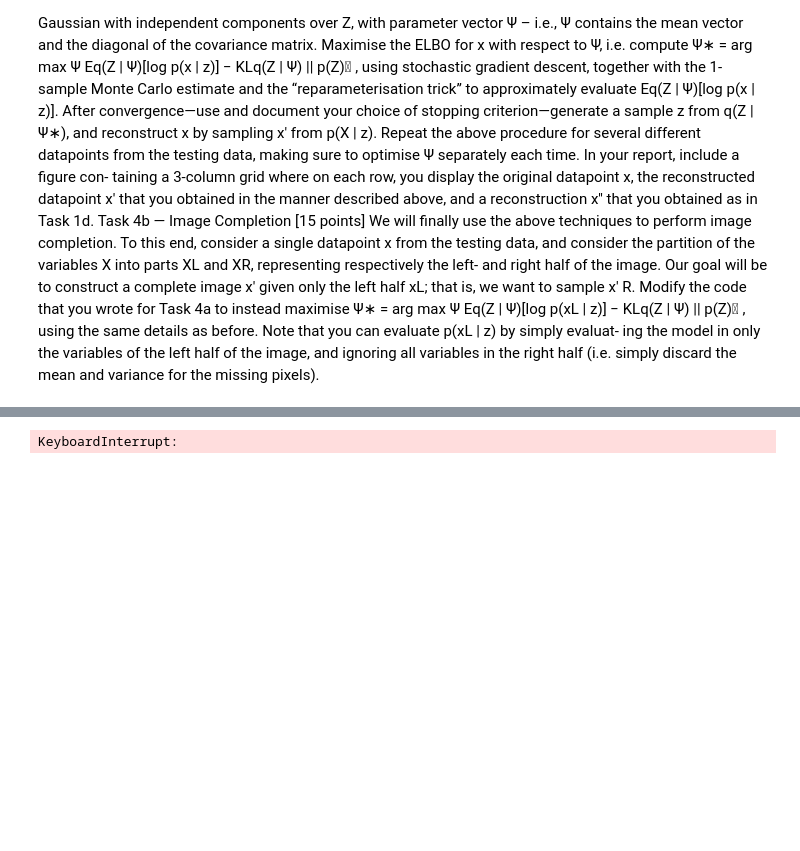
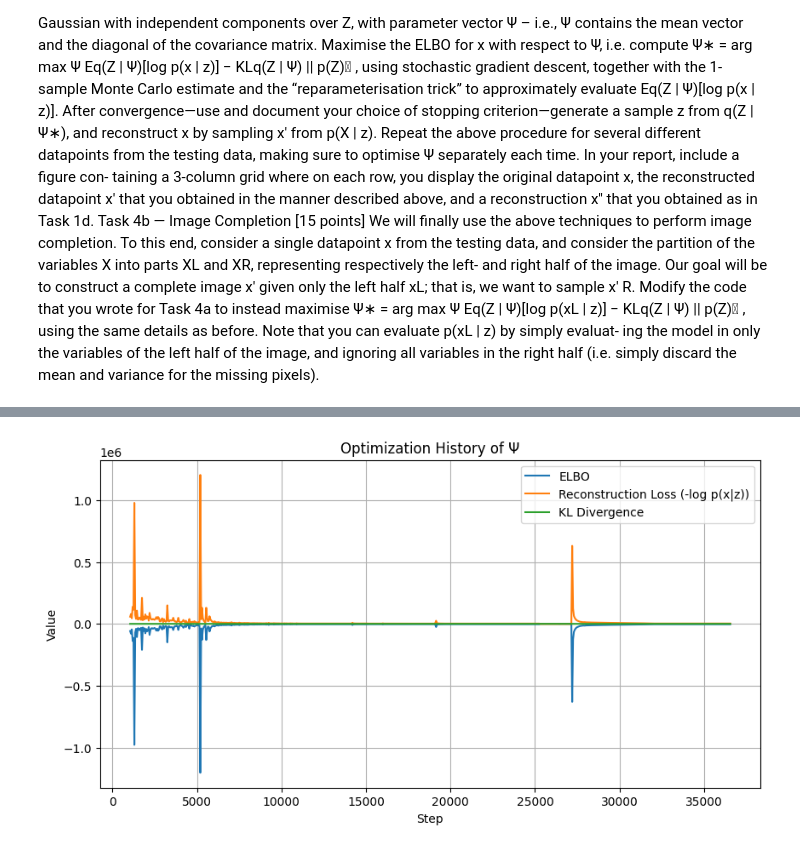
Before and after one commit to JasperWi/GenAIAssignment2-3, a Jupyter notebook: vae.ipynb, the cells around one changed output, grey strips where cells are left out. Drawn from its saved outputs; the diff is of its cells as text; code cells hidden in the pictures; blank space fills up the shorter version.

```diff
--- a/vae.ipynb
+++ b/vae.ipynb
@@ -882,9 +882,8 @@ using the same details as before. Note that you can evaluate p(xL | z) by simply
 ing the model in only the variables of the left half of the image, and ignoring all variables
 in the right half (i.e. simply discard the mean and variance for the missing pixels).
 # %%
-x, _ = test_ds[10]
+x, _ = test_ds[0]
 x = x.unsqueeze(0).to(device)  # Shape: [1, 1, 28, 28]
-x = x.clamp(1e-6, 1 - 1e-6)
 
 # Define latent dimension (must match the pre-trained VAE)
 latent_dim = 20  # As specified in your original snippet
@@ -893,44 +892,24 @@ latent_dim = 20  # As specified in your original snippet
 
 # Initialize Ψ. These are the parameters of q(Z|Ψ) that we will optimize.
 # We start from a point near the prior N(0,I).
-#set random seed for reproducibility
-torch.manual_seed(32)
 mu_z = torch.randn(1, latent_dim, device=device, requires_grad=True)
 logvar_z = torch.zeros(1, latent_dim, device=device, requires_grad=True)
 
 # Setup optimizer for the parameters Ψ
-optimizer = torch.optim.Adam([mu_z, logvar_z], lr=1e-3)
+optimizer = torch.optim.Adam([mu_z, logvar_z], lr=1e-1)
 
 # Lists to store optimization history
 history = {'steps': [], 'elbo': [], 'kl': [], 'recon_loss': []}
 
 # Stopping Criterion: Stop if the loss doesn't improve by at least `min_delta`
 # for `patience` consecutive checks.
-patience = 1000
+patience = 200
 min_delta = 0.01
 best_neg_elbo = float('inf')
 patience_counter = 0
-max_steps = 80000
+max_steps = 80000 # Safety break
 
-#load beta VAE model
-beta_vae = ConvVAE_Beta(latent_dim=latent_dim).to(device)
-# Load the pre-trained weights
-beta_vae.load_state_dict(torch.load('conv_vae_beta.pth', map_location=device))
-beta_vae.eval()
-
-def beta_nll(x, alpha, beta):
-    # Ensure numerical stability
-    eps = 1e-6
-    x = x.clamp(eps, 1 - eps)
-    return -torch.sum(
-        (alpha - 1) * torch.log(x) +
-        (beta - 1) * torch.log(1 - x) -
-        torch.lgamma(alpha) -
-        torch.lgamma(beta) +
-        torch.lgamma(alpha + beta)
-    )
-
-print(f"Optimizing Ψ for test image {10}...")
+print(f"Optimizing Ψ for test image {0}...")
 for step in range(max_steps):
     optimizer.zero_grad()
 
@@ -939,15 +918,18 @@ for step in range(max_steps):
     epsilon = torch.randn_like(std_z)
     z = mu_z + epsilon * std_z
 
-    alpha_raw, beta_raw = beta_vae.decode(z)
+    # Decode z to get the parameters of the distribution p(x|z)
+    recon_mu, recon_logvar = gaussian.decode(z)
 
-    alpha = F.softplus(alpha_raw) + 1e-6  # avoid alpha=0
-    beta = F.softplus(beta_raw) + 1e-6
+    # --- Calculate the Negative ELBO (the loss to minimize) ---
+    # The ELBO is E[log p(x|z)] - KL(q||p).
+    # Minimizing -ELBO is equivalent to minimizing (-E[log p(x|z)]) + KL(q||p).
 
+    # a) Reconstruction Loss: This is -log p(x|z) for a Gaussian likelihood.
+    recon_var = torch.exp(recon_logvar)
+    recon_loss = F.gaussian_nll_loss(recon_mu, x, recon_var, reduction='sum')
 
-    recon_var = torch.exp(recon_logvar)
-    recon_loss = beta_nll(x, alpha, beta)
-
+    # b) KL Divergence between q(Z|Ψ) and the prior p(Z) = N(0,I)
     kl_div = -0.5 * torch.sum(1 + logvar_z - mu_z.pow(2) - logvar_z.exp())
 
     # Total loss to minimize is the negative ELBO
@@ -956,7 +938,7 @@ for step in range(max_steps):
     optimizer.step()
 
     # --- Logging and Stopping Criterion ---
-    if step % 50 == 0:
+    if step % 50 == 0 and step > 1000:
         history['steps'].append(step)
         history['elbo'].append(-neg_elbo.item())
         history['kl'].append(kl_div.item())
@@ -977,26 +959,14 @@ for step in range(max_steps):
 # 3. VISUALIZATION
 
 # Plot the optimization history
-fig, axs = plt.subplots(3, 1, figsize=(10, 12), sharex=True)
-
-axs[0].plot(history['steps'], history['elbo'], label='ELBO', color='tab:blue')
-axs[0].set_ylabel('ELBO')
-axs[0].set_title('ELBO over Optimization Steps')
-axs[0].grid(True)
-axs[0].set_ylim(-10000, 0)
-
-axs[1].plot(history['steps'], history['recon_loss'], label='Reconstruction Loss', color='tab:orange')
-axs[1].set_ylabel('Reconstruction Loss')
-axs[1].set_title('Reconstruction Loss over Optimization Steps')
-axs[1].grid(True)
-axs[1].set_ylim(0, 10000)
-
-axs[2].plot(history['steps'], history['kl'], label='KL Divergence', color='tab:green')
-axs[2].set_xlabel('Step')
-axs[2].set_ylabel('KL Divergence')
-axs[2].set_title('KL Divergence over Optimization Steps')
-axs[2].grid(True)
-
-plt.tight_layout()
+plt.figure(figsize=(10, 5))
+plt.plot(history['steps'], history['elbo'], label='ELBO')
+plt.plot(history['steps'], history['recon_loss'], label='Reconstruction Loss (-log p(x|z))')
+plt.plot(history['steps'], history['kl'], label='KL Divergence')
+plt.title('Optimization History of Ψ')
+plt.xlabel('Step')
+plt.ylabel('Value')
+plt.legend()
+plt.grid(True)
 plt.show()
 # %% [output]
@@ -1020,4 +990,4 @@ Step 46200: ELBO = 7009.82, Recon Loss = -7113.53, KL = 103.71
-KeyboardInterrupt:
+[figure, added]
 # %%
 with torch.no_grad():
     # Final z sample
```
Also changed, not shown: parts of 5 cells of this notebook, 1 other file.
